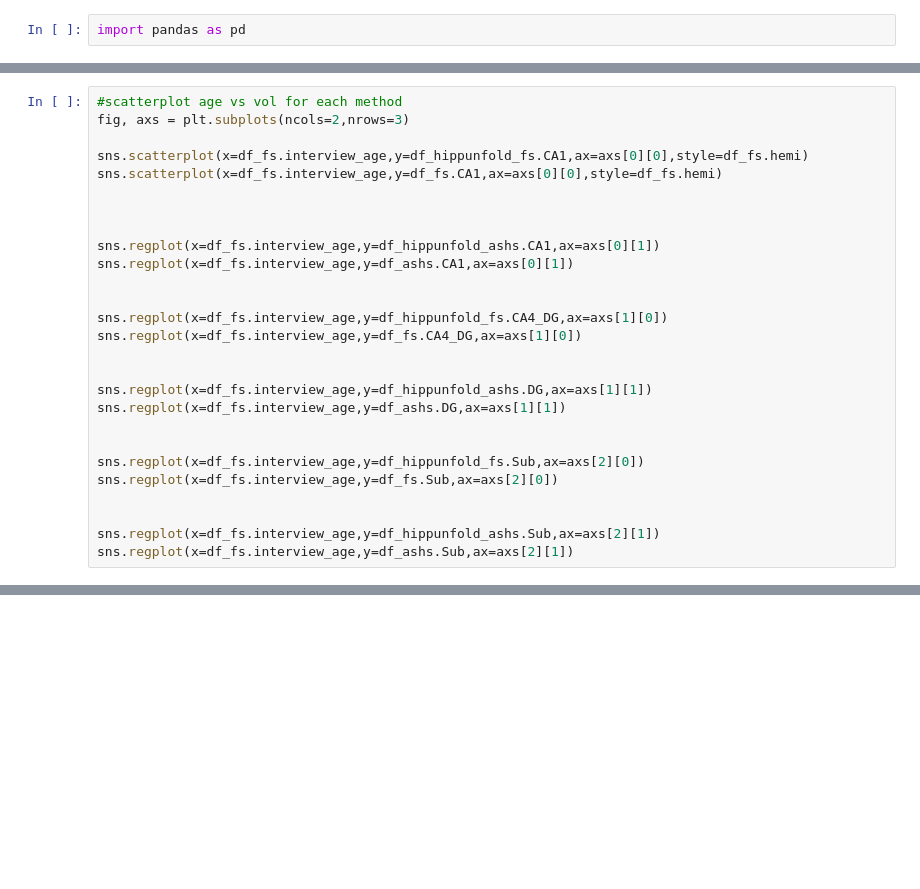
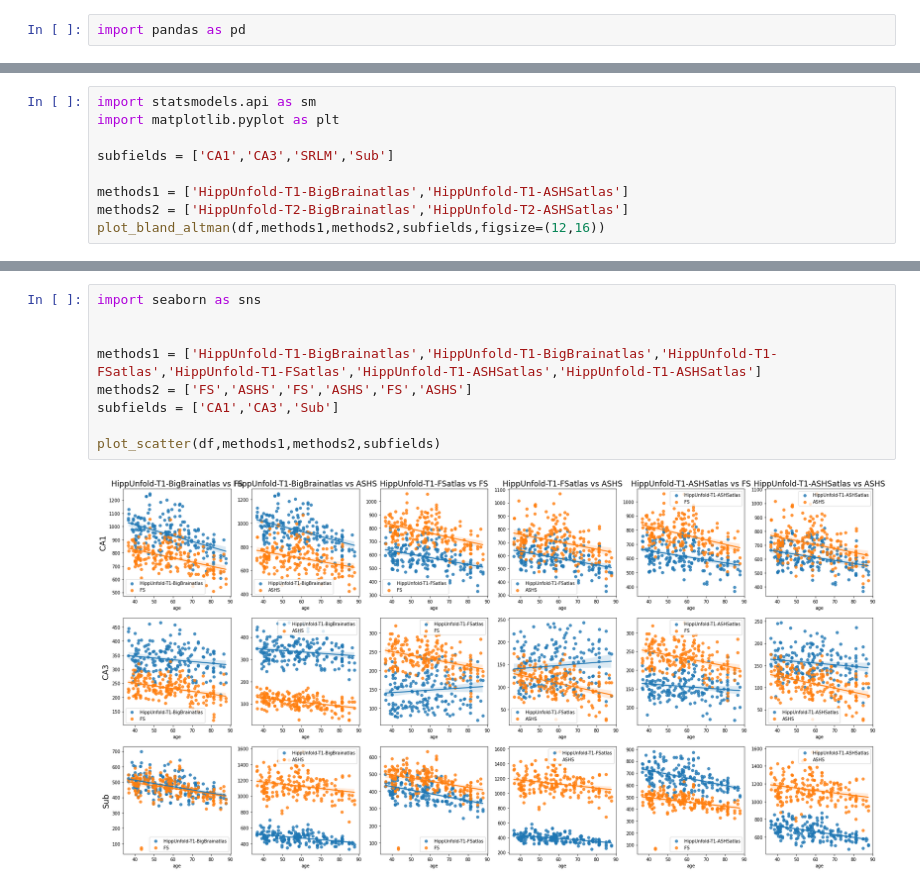
Before and after one commit to akhanf/hippunfold-fs-ashs-comparison, a Jupyter notebook: analysis.ipynb, the cells around one changed output, grey strips where cells are left out. Saved outputs shown, nothing was run; the diff lists cells and outputs as text; blank space fills up the shorter version.

```diff
--- a/analysis.ipynb
+++ b/analysis.ipynb
@@ -78,27 +63,0 @@ sns.regplot(x=df_ashs.Sub,y=df_hippunfold_ashs.Sub,ax=axs[2][1])
-# %%
-#scatterplot age vs vol for each method
-fig, axs = plt.subplots(ncols=2,nrows=3)
-
-sns.scatterplot(x=df_fs.interview_age,y=df_hippunfold_fs.CA1,ax=axs[0][0],style=df_fs.hemi)
-sns.scatterplot(x=df_fs.interview_age,y=df_fs.CA1,ax=axs[0][0],style=df_fs.hemi)
-
-
-
-sns.regplot(x=df_fs.interview_age,y=df_hippunfold_ashs.CA1,ax=axs[0][1])
-sns.regplot(x=df_fs.interview_age,y=df_ashs.CA1,ax=axs[0][1])
-
-
-sns.regplot(x=df_fs.interview_age,y=df_hippunfold_fs.CA4_DG,ax=axs[1][0])
-sns.regplot(x=df_fs.interview_age,y=df_fs.CA4_DG,ax=axs[1][0])
-
-
-sns.regplot(x=df_fs.interview_age,y=df_hippunfold_ashs.DG,ax=axs[1][1])
-sns.regplot(x=df_fs.interview_age,y=df_ashs.DG,ax=axs[1][1])
-
-
-sns.regplot(x=df_fs.interview_age,y=df_hippunfold_fs.Sub,ax=axs[2][0])
-sns.regplot(x=df_fs.interview_age,y=df_fs.Sub,ax=axs[2][0])
-
-
-sns.regplot(x=df_fs.interview_age,y=df_hippunfold_ashs.Sub,ax=axs[2][1])
-sns.regplot(x=df_fs.interview_age,y=df_ashs.Sub,ax=axs[2][1])
@@ -169,0 +111,9 @@ plt.show()
+# %%
+import statsmodels.api as sm
+import matplotlib.pyplot as plt
+
+subfields = ['CA1','CA3','SRLM','Sub']
+
+methods1 = ['HippUnfold-T1-BigBrainatlas','HippUnfold-T1-ASHSatlas']
+methods2 = ['HippUnfold-T2-BigBrainatlas','HippUnfold-T2-ASHSatlas']
+plot_bland_altman(df,methods1,methods2,subfields,figsize=(12,16))
@@ -169,0 +161,11 @@ plt.show()
+# %%
+import seaborn as sns
+
+
+methods1 = ['HippUnfold-T1-BigBrainatlas','HippUnfold-T1-BigBrainatlas','HippUnfold-T1-FSatlas','HippUnfold-T1-FSatlas','HippUnfold-T1-ASHSatlas','HippUnfold-T1-ASHSatlas']
+methods2 = ['FS','ASHS','FS','ASHS','FS','ASHS']
+subfields = ['CA1','CA3','Sub']
+
+plot_scatter(df,methods1,methods2,subfields)
+# %% [output]
+[figure, added]
```
Also changed, not shown: parts of 17 cells of this notebook.
